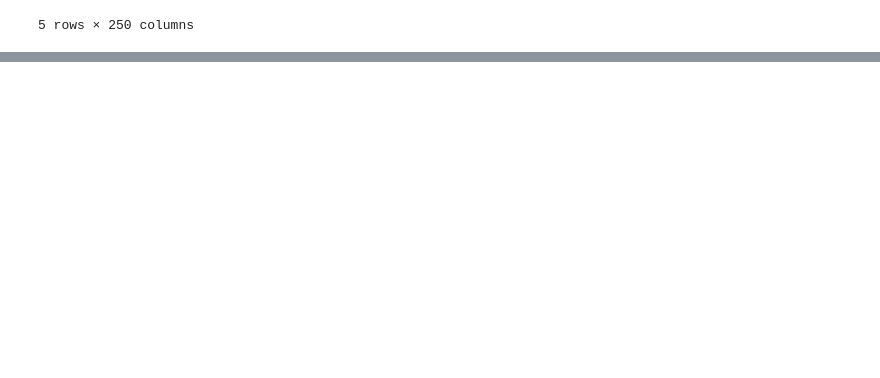
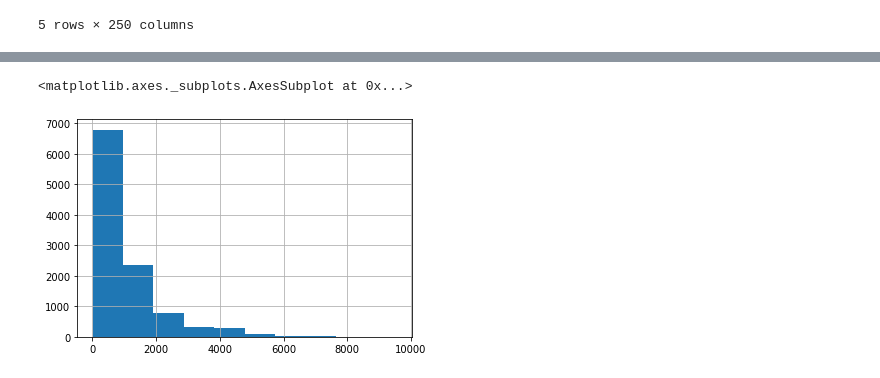
Before and after one commit to MargoILIrita/samaraOT, a Jupyter notebook: samara_ot.ipynb, the cells around one changed output, grey strips where cells are left out. Saved outputs shown, nothing was run; the diff lists cells and outputs as text; code cells hidden in the pictures; blank space fills up the shorter version.

```diff
--- a/samara_ot.ipynb
+++ b/samara_ot.ipynb
@@ -486,0 +461,4 @@ edge_weights_df.head()
+# %%
+# edge_weights_df = pd.DataFrame.from_dict(edge_weights)
+edge_weights_df = pd.read_csv('edge_weights_df.csv', index_col=0, header=None, low_memory=False).reset_index().drop(columns=0)
+edge_weights_df.head()
@@ -488,0 +479,6 @@ edge_weights_df.to_csv('edge_weights_df.csv')
+# %%
+edge_w_df = edge_weights_df.transpose()
+edge_w_df.columns = ['edge 1', 'edge 2'] + col
+edge_w_df = edge_w_df.reset_index()
+edge_w_df = edge_w_df.drop(columns = 'index')
+edge_w_df.head()
@@ -488,0 +493,3 @@ edge_weights_df.to_csv('edge_weights_df.csv')
+# %%
+edge_w_df[col] = edge_w_df[col].astype(float)
+len(edge_w_df)
@@ -488,0 +511,6 @@ edge_weights_df.to_csv('edge_weights_df.csv')
+# %%
+%matplotlib inline
+edge_w_df.work_day_10[edge_w_df.work_day_10 > 0].hist()
+# %% [output]
+<matplotlib.axes._subplots.AxesSubplot at 0x...>
+[figure, added]
```
Also changed, not shown: parts of 14 cells of this notebook, 1 other file.
